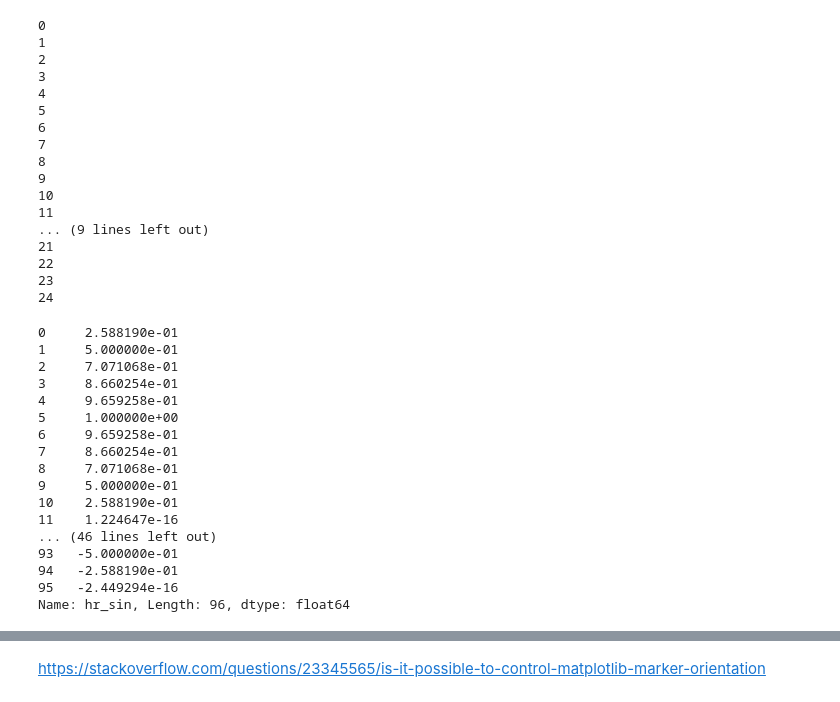
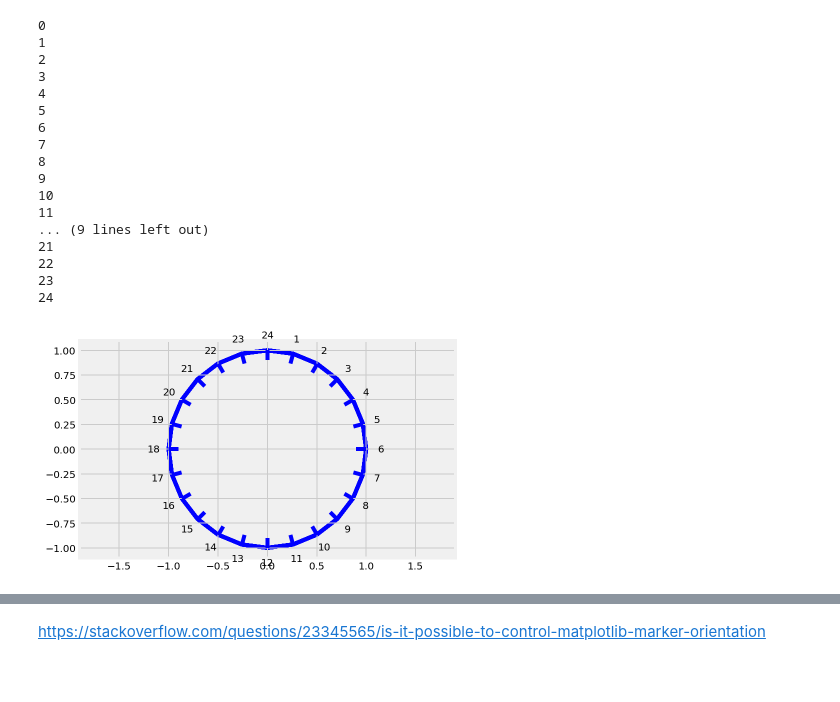
Before and after one commit to MaartenKool/CookBooks, a Jupyter notebook: cyclical.ipynb, the cells around one changed output, grey strips where cells are left out. Saved outputs shown, nothing was run; the diff lists cells and outputs as text; code cells hidden in the pictures; blank space fills up the shorter version.

```diff
--- a/cyclical.ipynb
+++ b/cyclical.ipynb
@@ -256,23 +256,22 @@ for i in range(25):
 22
 23
 24
-# %%
-a1
-# %% [output]
-0     2.588190e-01
-1     5.000000e-01
-2     7.071068e-01
-3     8.660254e-01
-4     9.659258e-01
-5     1.000000e+00
-6     9.659258e-01
-7     8.660254e-01
-8     7.071068e-01
-9     5.000000e-01
-10    2.588190e-01
-11    1.224647e-16
-... (46 lines left out)
-93   -5.000000e-01
-94   -2.588190e-01
-95   -2.449294e-16
-Name: hr_sin, Length: 96, dtype: float64
+# %%
+plt.axis('equal')
+plt.fill(df['hr_sin'],df['hr_cos'], lw=4, ec='b', fill=False, zorder=0)
+# plt.scatter(df['hr_sin'],df['hr_cos'], label= df['hr'], zorder=10)#, lw=4, ec='b', fill=False)
+
+for i in range(24):
+    angle = (np.array(np.linspace(15,360,24))[i])
+    a1, a2  = (df['hr_sin'][i],df['hr_cos'][i])
+
+    t = mpl.markers.MarkerStyle(marker='|')
+    t._transform = t.get_transform().rotate_deg(-angle)
+    plt.scatter((a1*.95), (a2*.95), marker=t, s=100, c='b')
+
+for i, txt in enumerate(hr):
+    plt.annotate(txt, (df['hr_sin'][i], df['hr_cos'][i]), (df['hr_sin'][i]*1.15, df['hr_cos'][i]*1.15),   # fraction, fraction
+            horizontalalignment='center',
+            verticalalignment='center')
+# %% [output]
+[figure, added]
```
Also changed, not shown: parts of 7 cells of this notebook, 2 other files.
